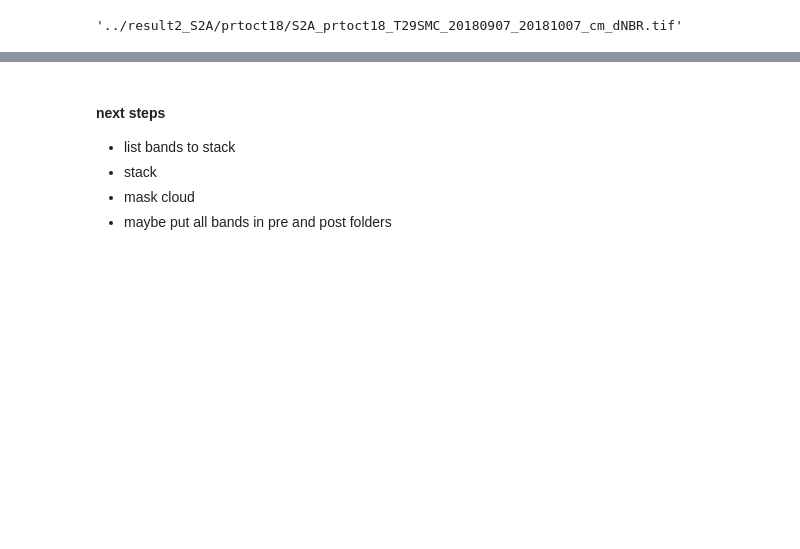
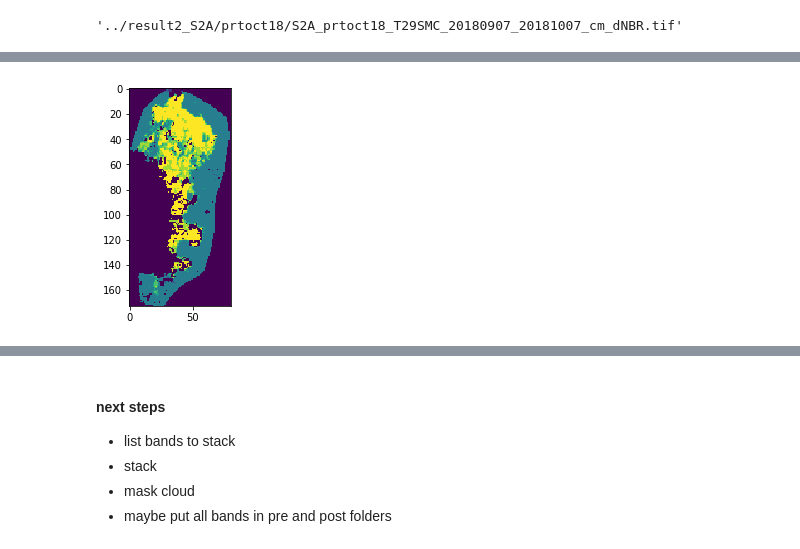
Before and after one commit to mlateb/dNBR, a Jupyter notebook: code/dNBR_lc8_s2a.ipynb, the cells around one changed output, grey strips where cells are left out. Drawn from its saved outputs; the diff is of its cells as text; code cells hidden in the pictures; blank space fills up the shorter version.

```diff
--- a/code/dNBR_lc8_s2a.ipynb
+++ b/code/dNBR_lc8_s2a.ipynb
@@ -363,8 +280,11 @@ def srBandsNameList(Sat, sourcefile):
 # %%
 def srBandsNewNameList(Sat,firename, scene):
     if   Sat == 'S2A':
-        tile, date, band= re.match(r'(T.{5})_(\d{8})T\d{6}_(B.{2}|SCL)_\d{2}m.jp2', scene).groups()
-
+        try:
+            tile, date, band= re.match(r'(T.{5})_(\d{8})T\d{6}_(B.{2}|SCL)_\d{2}m.jp2', scene).groups()
+        except:
+            tile, date, band= re.match(r'L2A_(T.{5})_(\d{8})T\d{6}_(B.{2}|SCL)_\d{2}m.jp2', scene).groups()
+        print(tile,date,band)
     elif Sat == 'LC8':
         try:
             tile, date, band = re.match(r'LC08_L1TP_(\d{6})_(\d{8})_\d{8}_01_T1_sr_(.*)\.tif$',scene).groups()
@@ -412,0 +480,77 @@ def unarchiveS2ABands(s2azipdir, Sat='S2A'):
+# %%
+cntrlist = [ name for name in os.listdir(wrkdir) if os.path.isdir(os.path.join(wrkdir, name)) ]
+print('list of fire cases',cntrlist)
+for cntr in cntrlist:
+    print('PROCESSSING', cntr)
+#     if not os.path.exists(os.path.join(rsltdir,cntr)):
+#         os.makedirs(os.path.join(rsltdir,cntr))
+
+#     # defining the shp file path
+#     shpgrep = re.compile('.*.shp')
+#     shplist = filter(lambda x: shpgrep.search(x),os.listdir(os.path.join(wrkdir,cntr)))
+#     shpfile = list(shplist)[0]
+#     aoiPath = os.path.join(wrkdir,cntr,shpfile)
+#     print(aoiPath)
+    print(cntr)
+    ### S2A
+    # listing the zip file path
+    s2agrep=re.compile('S2A.*\.zip$')
+    s2aziplist= list(filter(lambda x: s2agrep.search(x),os.listdir(os.path.join(wrkdir,cntr))))
+    print(s2aziplist)
+    if len(s2aziplist) == 0:
+        continue
+    assert len(s2aziplist)== 2, 'list of s2a zip archive must be equal to 2'
+    #umpty list of NBR bands
+
+    list_nbr_bands=[]
+
+    for s2azip in s2aziplist:
+
+        s2azipdir = os.path.join(wrkdir,cntr,s2azip)
+
+        #calling unarchiveS2ABands function
+        list_extracted_bands = unarchiveS2ABands(s2azipdir)
+        print('list_extracted_bands', list_extracted_bands)
+
+        #cloud masking
+        list_clmasked_bands=[]
+        for band in list_extracted_bands[:2]:
+
+            #calling the cloud masking function
+            cmband = rasterCloudMask(band,list_extracted_bands[-1],'S2A')
+            #update cloud masked band list
+            list_clmasked_bands.append(cmband)
+
+            #clip cloud masked bands
+#             rasterClip(cmband, aoiPath)
+            srcdir = os.path.join(wrkdir,cntr)
+            clipMultiple(cmband,srcdir,posProcessdir)
+        #calling the NBRfunction
+        nbrband = NBRfuncion(list_clmasked_bands[0],list_clmasked_bands[1])
+        #update nbr band list
+        list_nbr_bands.append(nbrband)
+
+        #clip nbr bands
+#         rasterClip(nbrband, aoiPath)
+        srcdir = os.path.join(wrkdir,cntr)
+        clipMultiple(nbrband,srcdir,posProcessdir)
+#
+    #calling dNBR function
+    list_nbr_bands.sort
+    pprint.pprint(list_nbr_bands)
+
+    dNBRband = dNBRfunction(list_nbr_bands[0], list_nbr_bands[1])
+    #clip dNBR band
+    srcdir = os.path.join(wrkdir,cntr)
+    clipMultiple(dNBRband,srcdir,posProcessdir)
+
+    #calling the dNBR reclassification function
+    print('dNBRband', dNBRband)
+    dNBRrecl = dNBRreclass(dNBRband)
+
+    #calling rasterClip function
+    srcdir = os.path.join(wrkdir,cntr)
+    clipMultiple(dNBRrecl,srcdir,posProcessdir)
+
+print('Process ended successfully')
+# %% [output]
@@ -412,0 +574 @@ def unarchiveS2ABands(s2azipdir, Sat='S2A'):
+[figure, added]
```
Also changed, not shown: parts of 35 cells of this notebook.
